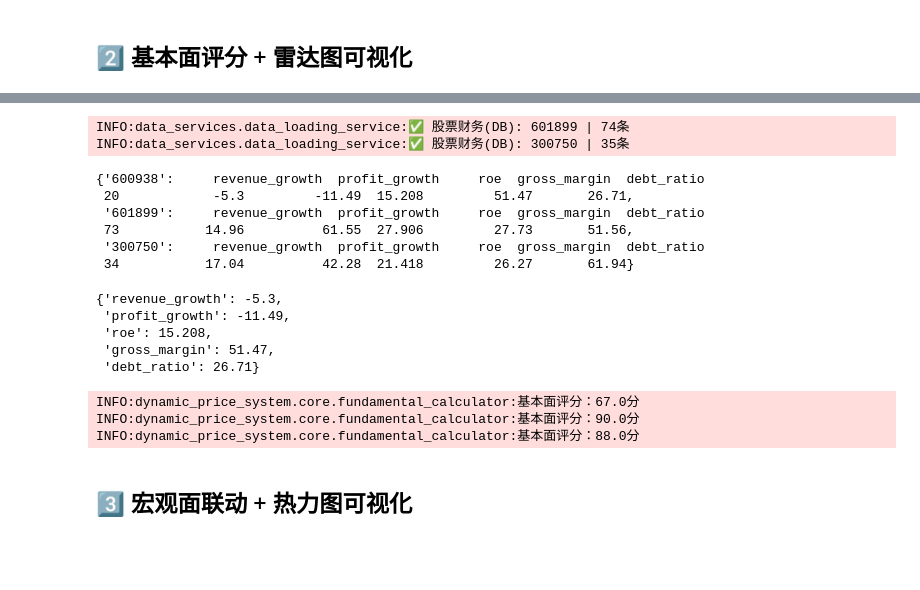
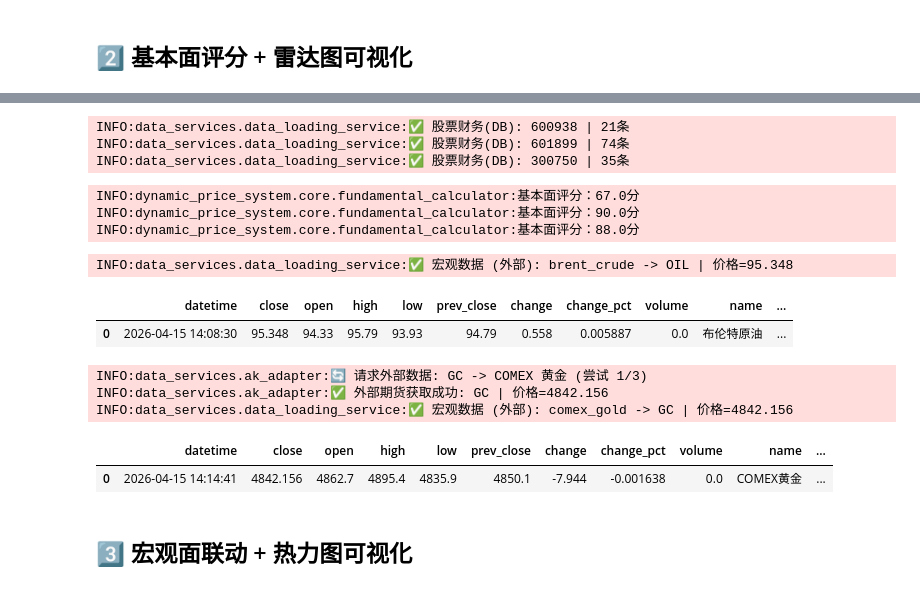
Before and after one commit to u588/app, a Jupyter notebook: AiStock/notebooks/03_核心计算引擎测试.ipynb, the cells around one changed output, grey strips where cells are left out. Saved outputs shown, nothing was run; the diff lists cells and outputs as text; code cells hidden in the pictures; blank space fills up the shorter version.

```diff
--- a/AiStock/notebooks/03_核心计算引擎测试.ipynb
+++ b/AiStock/notebooks/03_核心计算引擎测试.ipynb
@@ -79,12 +80,14 @@ db_reader = DatabaseReader(config.config.get('database').get('DATABASE_ENGINES')
 # TDX 配置（可选）
 tdx_config = config.config.get('tdx', {})
 tdx = TDXAdapter(tdx_config) if tdx_config.get('use_tdx') else None
+ak = AKAdapter()  # 外部数据适配器实例（如 AKShare）
 
 # 主服务
 loader = DataLoadingService(
     config_service=config,
     database_reader=db_reader,
     tdx_adapter=tdx,
+    ak_adapter=ak,  # 外部数据适配器（如 AKShare），可选
     enable_cache=True
 )
 # %% [output]
@@ -232,25 +214,13 @@ for code in stock_list:
 
     fs_data[code] = fs_data_raw.tail(1).copy()
 # %% [output]
+INFO:data_services.data_loading_service:✅ 股票财务(DB): 600938 | 21条
 INFO:data_services.data_loading_service:✅ 股票财务(DB): 601899 | 74条
 INFO:data_services.data_loading_service:✅ 股票财务(DB): 300750 | 35条
 # %%
 fs_data
-# %% [output]
-{'600938':     revenue_growth  profit_growth     roe  gross_margin  debt_ratio
- 20            -5.3         -11.49  15.208         51.47       26.71,
- '601899':     revenue_growth  profit_growth     roe  gross_margin  debt_ratio
- 73           14.96          61.55  27.906         27.73       51.56,
- '300750':     revenue_growth  profit_growth     roe  gross_margin  debt_ratio
- 34           17.04          42.28  21.418         26.27       61.94}
 # %%
 fs_data.get('600938').to_dict(orient='records')[0]
-# %% [output]
-{'revenue_growth': -5.3,
- 'profit_growth': -11.49,
- 'roe': 15.208,
- 'gross_margin': 51.47,
- 'debt_ratio': 26.71}
 # %%
 # 测试不同财务数据的基本面评分 + Plotly 雷达图对比
 test_cases = [
@@ -353,6 +323,20 @@ fig.update_layout(
 )
 
 fig.show()
+# %%
+loader.load_macro_data('brent_crude')
+# %% [output]
+INFO:data_services.data_loading_service:✅ 宏观数据 (外部): brent_crude -> OIL | 价格=95.348
+|  | datetime | close | open | high | low | prev_close | change | change_pct | volume | name | ... |
+| 0 | 2026-04-15 14:08:30 | 95.348 | 94.33 | 95.79 | 93.93 | 94.79 | 0.558 | 0.005887 | 0.0 | 布伦特原油 | ... |
+# %%
+loader.load_macro_data('comex_gold').tail(10)
+# %% [output]
+INFO:data_services.ak_adapter:🔄 请求外部数据: GC -> COMEX 黄金 (尝试 1/3)
+INFO:data_services.ak_adapter:✅ 外部期货获取成功: GC | 价格=4842.156
+INFO:data_services.data_loading_service:✅ 宏观数据 (外部): comex_gold -> GC | 价格=4842.156
+|  | datetime | close | open | high | low | prev_close | change | change_pct | volume | name | ... |
+| 0 | 2026-04-15 14:14:41 | 4842.156 | 4862.7 | 4895.4 | 4835.9 | 4850.1 | -7.944 | -0.001638 | 0.0 | COMEX黄金 | ... |
 # %% [markdown]
 ## 3️⃣ 宏观面联动 + 热力图可视化
 # %%
```
Also changed, not shown: parts of 9 cells of this notebook, 6 other files.
